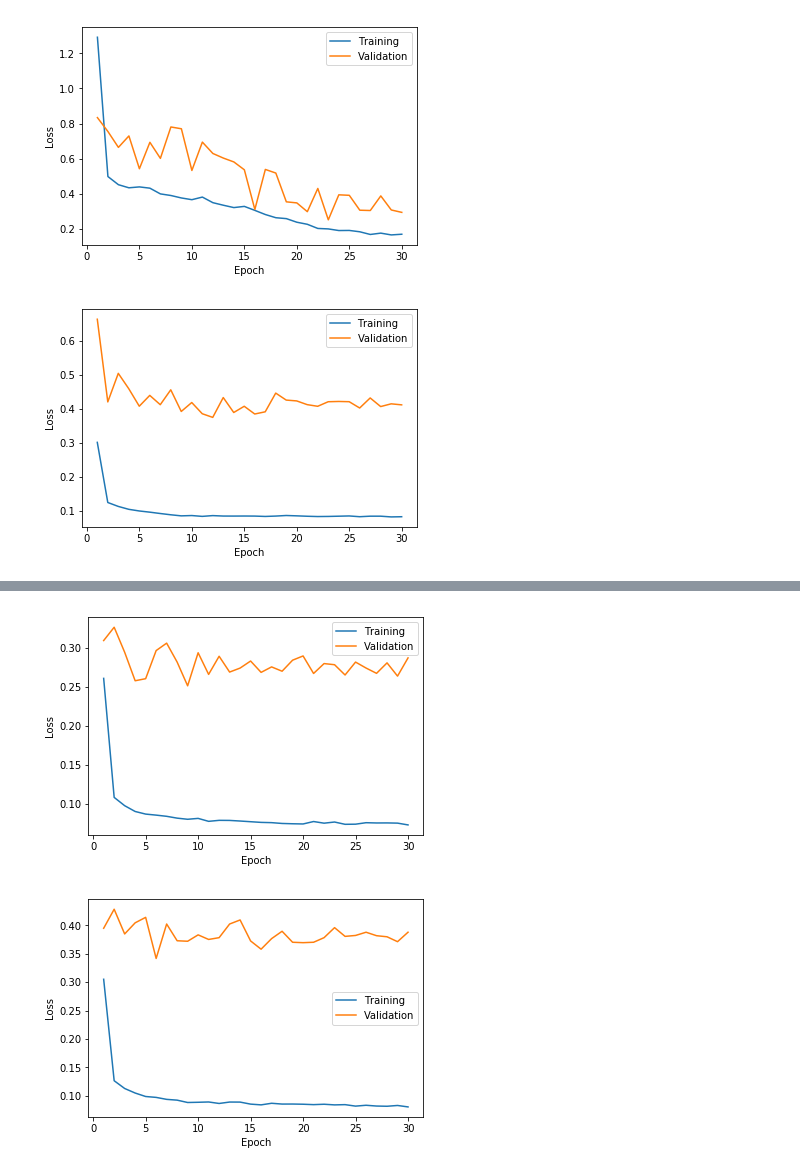
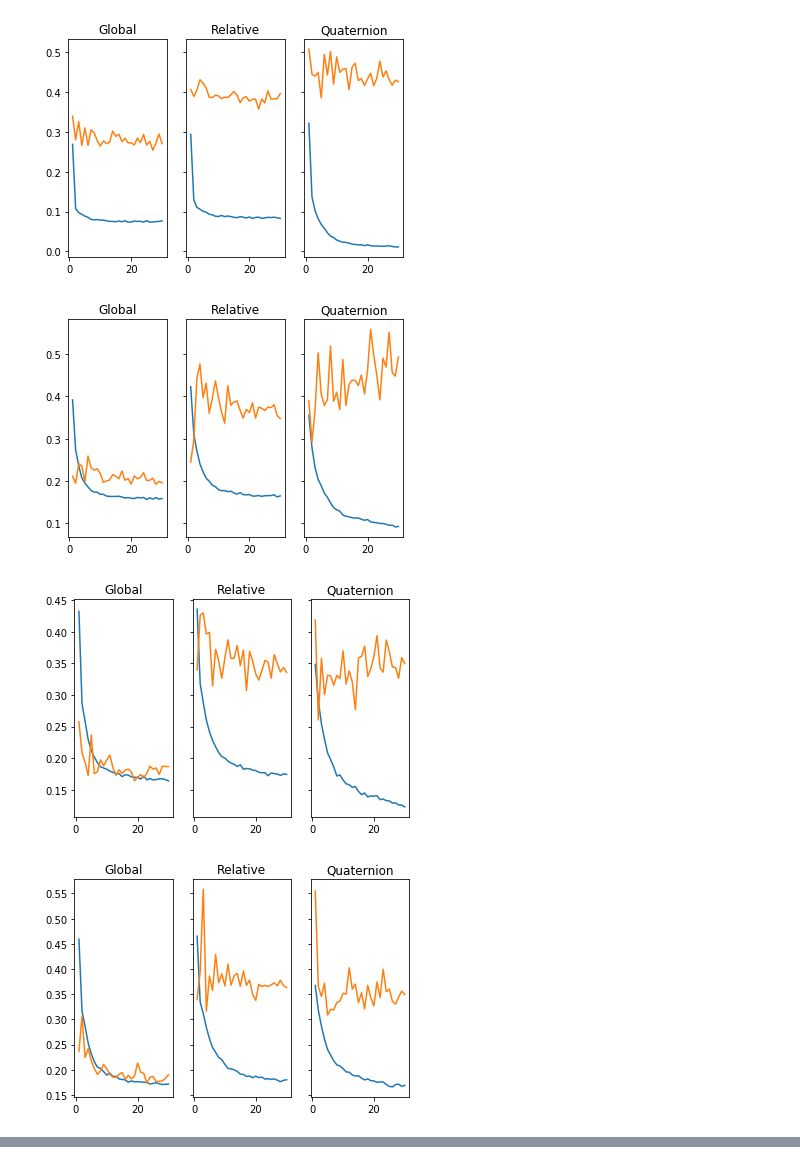
Before and after one commit to ksu-mechatronics-research/deep-visual-odometry, a Jupyter notebook: python/demonstrations/tuesday_presentation.ipynb, the cells around one changed output, grey strips where cells are left out. Cells and saved outputs as stored; diff of their text form; code cells hidden in the pictures.

```diff
--- a/python/demonstrations/tuesday_presentation.ipynb
+++ b/python/demonstrations/tuesday_presentation.ipynb
@@ -19,9 +19,3 @@ def plot_losses(net, filename='history_0.json', model_dir='/home/sexy/source/dee
     plt.ylabel('Loss')
     plt.legend()
     plt.show()
-# %%
-plot_losses('alexNet_14', 'history_1.json')
-plot_losses('_relative_models')
-# %% [output]
-[figure, removed]
-[figure, removed]
@@ -27,0 +58,16 @@ plot_losses('_relative_models')
+# %%
+plot_comparison(filename1='global_models/gen_history_0.json', filename2='relative_models/gen_history_0.json', filename3='quat_models/gen_history_0.json')
+plot_comparison(filename1='global_models/gen_history_3.json', filename2='relative_models/gen_history_3.json', filename3='quat_models/gen_history_3.json')
+plot_comparison(filename1='global_models/gen_history_4.json', filename2='relative_models/gen_history_4.json', filename3='quat_models/gen_history_4.json')
+plot_comparison(filename1='global_models/gen_history_5.json', filename2='relative_models/gen_history_5.json', filename3='quat_models/gen_history_5.json')
+plot_comparison(filename1='global_models/gen_history_6.json', filename2='relative_models/gen_history_6.json', filename3='quat_models/gen_history_6.json')
+plot_comparison(filename1='global_models/gen_history_7.json', filename2='relative_models/gen_history_7.json', filename3='quat_models/gen_history_7.json')
+plot_comparison(filename1='global_models/gen_history_8.json', filename2='relative_models/gen_history_8.json', filename3='quat_models/gen_history_8.json')
+plot_comparison(filename1='global_models/gen_history_9.json', filename2='relative_models/gen_history_9.json', filename3='quat_models/gen_history_9.json')
+plot_comparison(filename1='global_models/gen_history_10.json', filename2='relative_models/gen_history_10.json', filename3='quat_models/gen_history_10.json')
+plot_comparison(filename1='global_models/gen_history_11.json', filename2='relative_models/gen_history_11.json', filename3='quat_models/gen_history_11.json')
+# %% [output]
+[figure, added]
+[figure, added]
+[figure, added]
+[figure, added]
@@ -28,7 +122,2 @@ plot_losses('_relative_models')
 # %%
-plot_losses('global_models', 'gen_history_0.json')
-plot_losses('relative_models', 'gen_history_0.json')
-#plot_losses('quat_models', 'gen_history_0.json')
+plot_comparison(filename1='global_models/gen_history_0.json', filename2='relative_models/gen_history_0.json', filename3='quat_models/gen_history_0.json')
-# %% [output]
-[figure, removed]
-[figure, removed]
```
Also changed, not shown: parts of 3 cells of this notebook, 30 other files.
